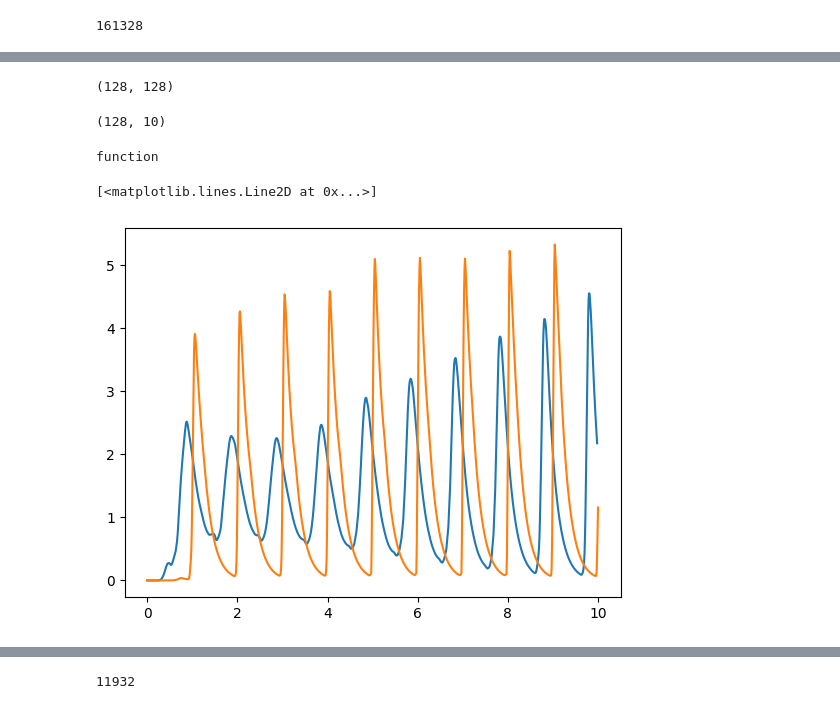
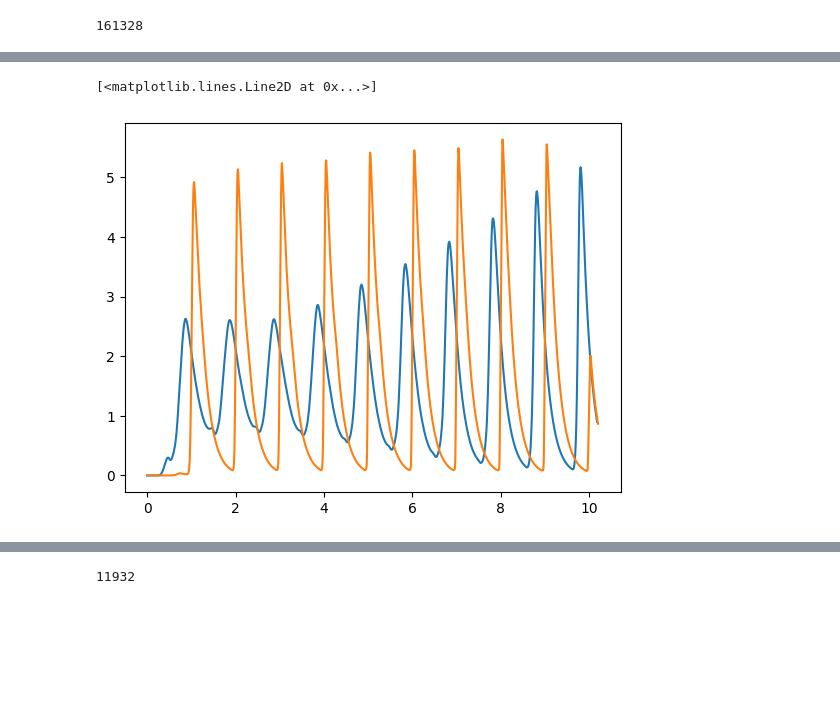
Before and after one commit to wilkieolin/phasor_jax, a Jupyter notebook: fashion test mlp.ipynb, the cells around one changed output, grey strips where cells are left out. Drawn from its saved outputs; the diff is of its cells as text; code cells hidden in the pictures; blank space fills up the shorter version.

Commit message:
changing field-inhibit to be derivative based

```diff
--- a/fashion test mlp.ipynb
+++ b/fashion test mlp.ipynb
@@ -255,8 +223,0 @@ def generate_field(x: SpikeTrain,
-# %%
-trains[0].full_shape
-# %% [output]
-(128, 128)
-# %%
-trains[1].full_shape
-# %% [output]
-(128, 10)
@@ -265,15 +224,13 @@ f = lambda x: x**2
-# %%
-type(f)
-# %% [output]
-function
+# %%
+step = 0.002
 # %%
-field0 = generate_field(trains[0], decay = -5, impulse = 1/128)
-field1 = generate_field(trains[1], decay = -5, impulse = 1/10)
+field0 = calculate_field(trains[0], decay = -5, impulse = 1/128, t_step = step)
+field1 = calculate_field(trains[1], decay = -5, impulse = 1/10, t_step = step)
 plt.plot(field0.t, field0.y.transpose())
 plt.plot(field1.t, field1.y.transpose())
 # %% [output]
 [<matplotlib.lines.Line2D at 0x...>]
-[figure, old version]
+[figure, new version]
 # %%
 t0 = find_spikes(field0, trains[0].offset, complex=False, threshold=1)
 # %%
```
Also changed, not shown: parts of 54 cells of this notebook, 7 other files.
